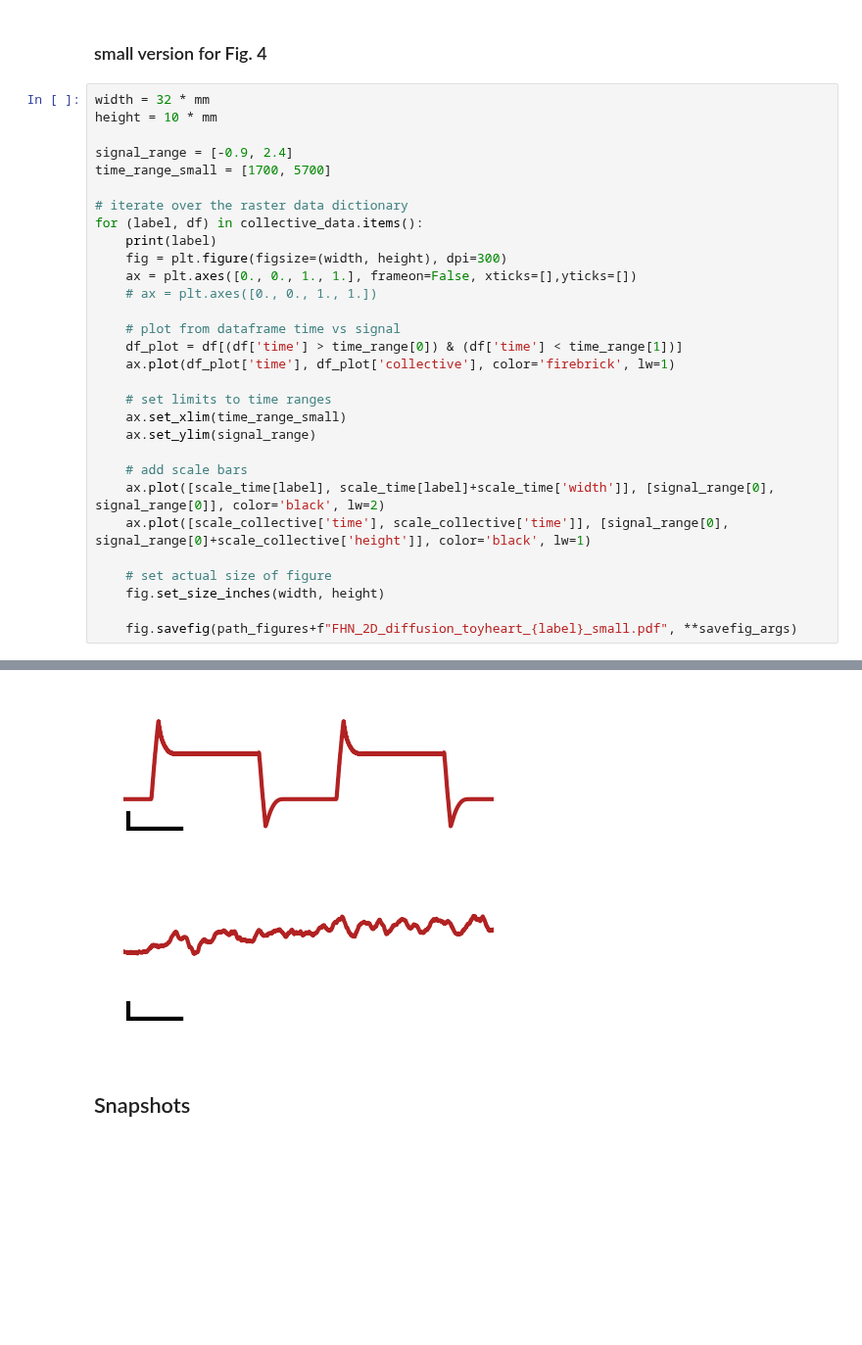
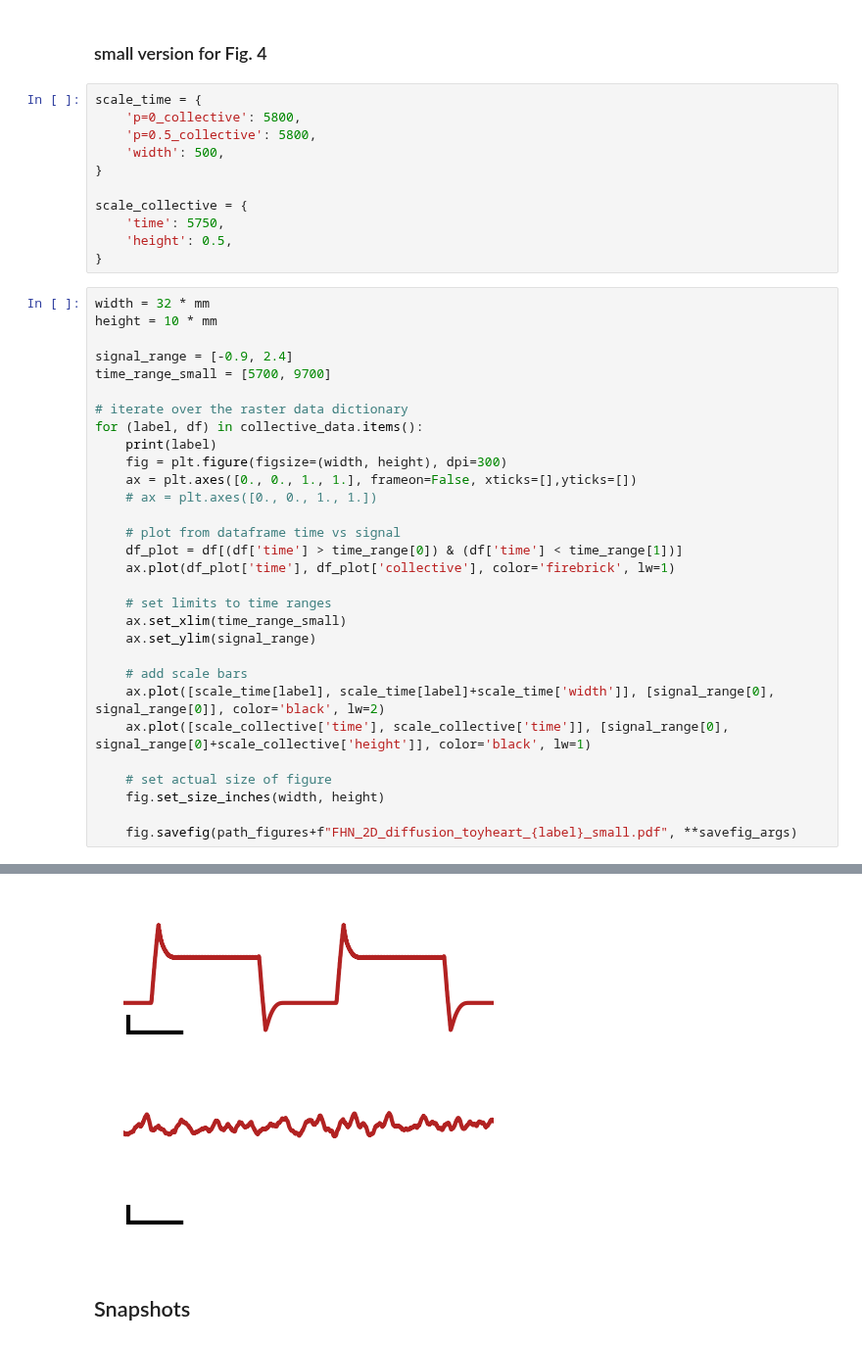
Before and after one commit to Priesemann-Group/perspective_heart_and_brain, a Jupyter notebook: notebooks_figures_paper/FHN_2D_diffusion_toyheart.ipynb, the cells around one changed output, grey strips where cells are left out. Shown at 98% size. Drawn from its saved outputs; the diff is of its cells as text; blank space fills up the shorter version.

```diff
--- a/notebooks_figures_paper/FHN_2D_diffusion_toyheart.ipynb
+++ b/notebooks_figures_paper/FHN_2D_diffusion_toyheart.ipynb
@@ -220,41 +207,52 @@ p=0.5_collective
 [figure]
 # %% [markdown]
 ### small version for Fig. 4
+# %%
+scale_time = {
+    'p=0_collective': 5800,
+    'p=0.5_collective': 5800,
+    'width': 500,
+}
+
+scale_collective = {
+    'time': 5750,
+    'height': 0.5,
+}
 # %%
 width = 32 * mm
 height = 10 * mm
 
 signal_range = [-0.9, 2.4]
-time_range_small = [1700, 5700]
+time_range_small = [5700, 9700]
 
 # iterate over the raster data dictionary
 for (label, df) in collective_data.items():
     print(label)
     fig = plt.figure(figsize=(width, height), dpi=300)
     ax = plt.axes([0., 0., 1., 1.], frameon=False, xticks=[],yticks=[])
     # ax = plt.axes([0., 0., 1., 1.])
 
     # plot from dataframe time vs signal
     df_plot = df[(df['time'] > time_range[0]) & (df['time'] < time_range[1])]
     ax.plot(df_plot['time'], df_plot['collective'], color='firebrick', lw=1)
 
     # set limits to time ranges
     ax.set_xlim(time_range_small)
     ax.set_ylim(signal_range)
 
     # add scale bars
     ax.plot([scale_time[label], scale_time[label]+scale_time['width']], [signal_range[0], signal_range[0]], color='black', lw=2)
     ax.plot([scale_collective['time'], scale_collective['time']], [signal_range[0], signal_range[0]+scale_collective['height']], color='black', lw=1)
 
     # set actual size of figure
     fig.set_size_inches(width, height)
 
     fig.savefig(path_figures+f"FHN_2D_diffusion_toyheart_{label}_small.pdf", **savefig_args)
 # %% [output]
 p=0_collective
 p=0.5_collective
 [figure]
-[figure, old version]
+[figure, new version]
 # %% [markdown]
 ## Snapshots
 # %%
```
Also changed, not shown: parts of 1 cell of this notebook, 2 other files.
